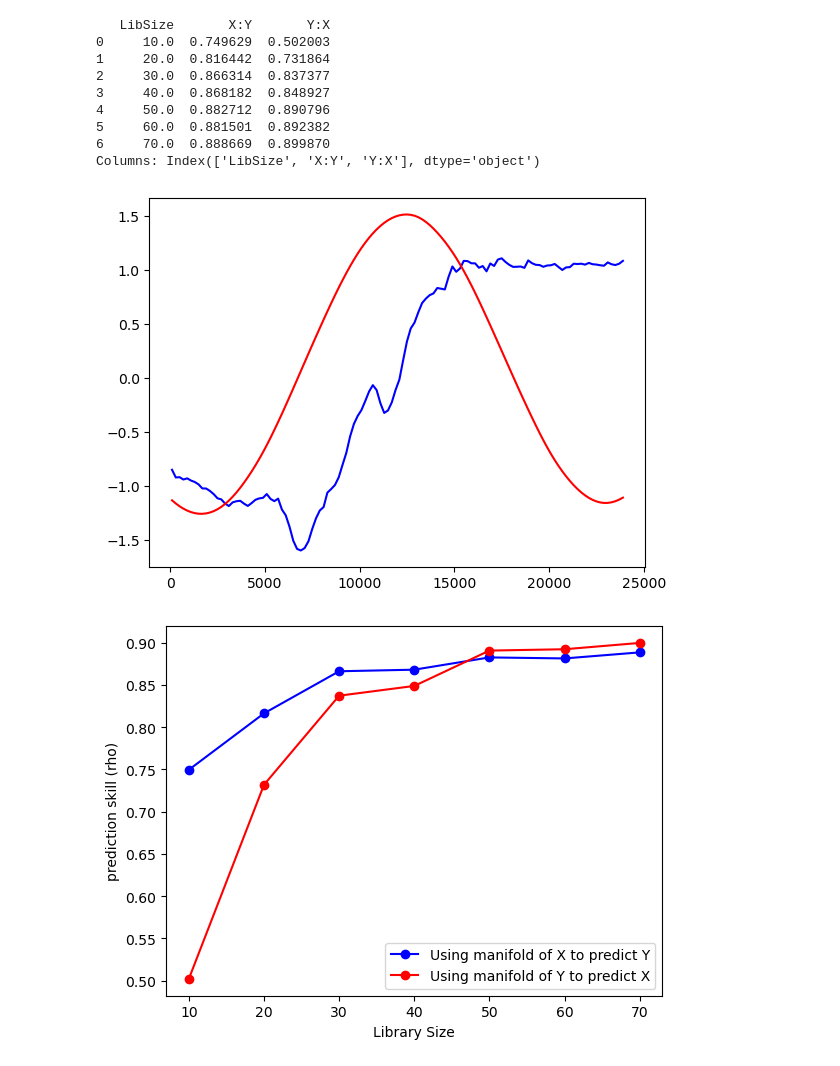
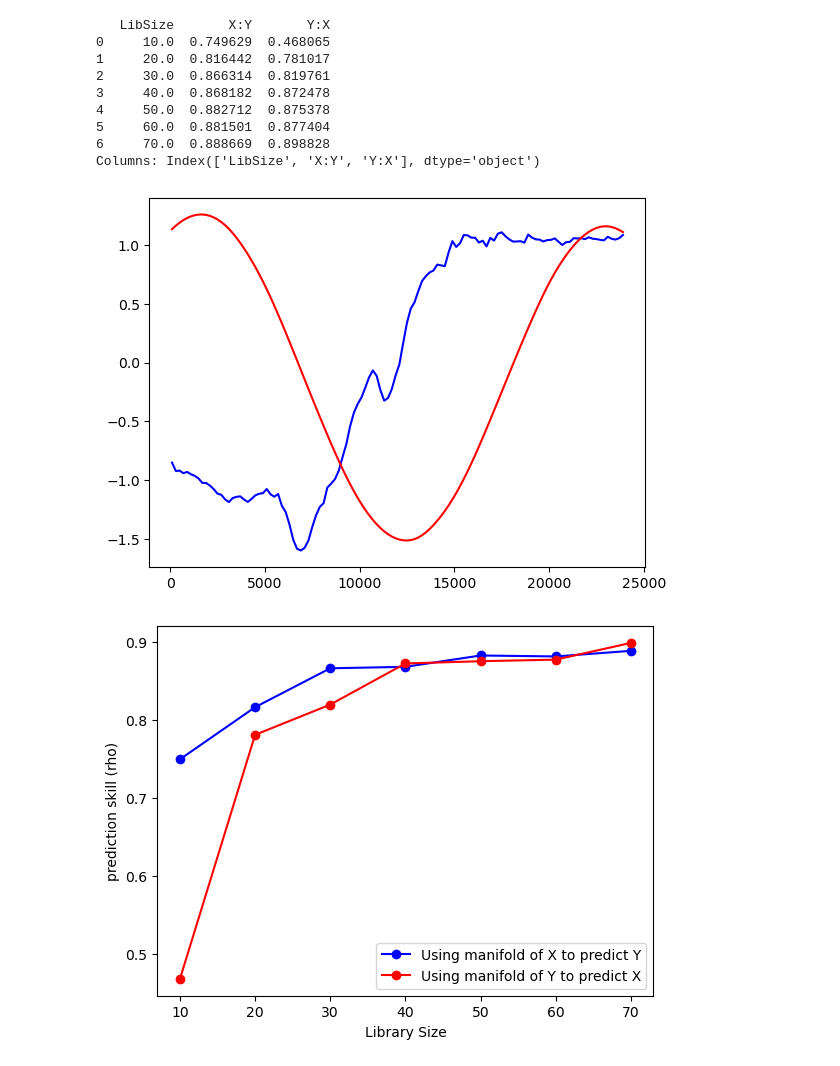
Before and after one commit to Peisong-Zheng/Inso_LGMR, a Jupyter notebook: test_on_single_data.ipynb, the cells around one changed output. Cells and saved outputs as stored; diff of their text form; code cells hidden in the pictures.

```diff
--- a/test_on_single_data.ipynb
+++ b/test_on_single_data.ipynb
@@ -5,14 +5,7 @@ import pandas as pd
 import numpy as np
 
 
-ds_sat = xr.open_dataset('LGMR_data/LGMR_SAT_climo.nc')
-# ds_sat.info()
-
-# lats = ds_sat["lat"].values
-# lons = ds_sat["lon"].values
-
-# lats = np.array(ds_sat["lat"].values, dtype=np.float64)
-# lons = np.array(ds_sat["lon"].values, dtype=np.float64)
+ds_sat = xr.open_dataset('LGMR_data/ds_sat_flipped.nc')
 
 df_pre = pd.read_csv(r"D:\VScode\Inso_LGMR\inso_data\pre.csv")
 
@@ -89,8 +23,8 @@ from scipy.stats import zscore
 # Prepare DataFrame
 df = pd.DataFrame({
     'Time': ds_sat['age'].values,
-    'X': np.flipud(ds_sat['sat'].isel(lat=80).isel(lon=0).values),
-    'Y': np.flipud(df_pre['pre'].values*-1)
+    'X': ds_sat['sat'].isel(lat=80).isel(lon=0).values,
+    'Y': df_pre['pre'].values
 
 })
 
@@ -105,42 +39,42 @@ plt.plot(df['Time'], zscore(df['Y']), 'r-')
 
 
 # CCM call
 ccm_out = CCM(
     dataFrame   = df,
     E           = 4,
     tau         = 3,
     columns     = "X",   # predictor
     target      = "Y",   # target
     libSizes    = "10 20 30 40 50 60 70",
     sample      = 10,
     random      = True,
     replacement = False,
     Tp          = 0
 )
 
 print(ccm_out)
 print("Columns:", ccm_out.columns)
 
 fig, ax = plt.subplots()
 # plot the results
 plt.plot(ccm_out['LibSize'], ccm_out['X:Y'], 'bo-', label='Using manifold of X to predict Y')
 plt.plot(ccm_out['LibSize'], ccm_out['Y:X'], 'ro-', label='Using manifold of Y to predict X')
 plt.xlabel("Library Size")
 plt.ylabel('prediction skill (rho)')
 plt.legend()
 plt.show()
 # %% [output]
    LibSize       X:Y       Y:X
-0     10.0  0.749629  0.502003
-1     20.0  0.816442  0.731864
-2     30.0  0.866314  0.837377
-3     40.0  0.868182  0.848927
-4     50.0  0.882712  0.890796
-5     60.0  0.881501  0.892382
-6     70.0  0.888669  0.899870
+0     10.0  0.749629  0.468065
+1     20.0  0.816442  0.781017
+2     30.0  0.866314  0.819761
+3     40.0  0.868182  0.872478
+4     50.0  0.882712  0.875378
+5     60.0  0.881501  0.877404
+6     70.0  0.888669  0.898828
 Columns: Index(['LibSize', 'X:Y', 'Y:X'], dtype='object')
-[figure, old version]
+[figure, new version]
-[figure, old version]
+[figure, new version]
 # %%
 from toolbox import significant_test as st
 import importlib
```
Also changed, not shown: parts of 7 cells of this notebook, 18 other files.
